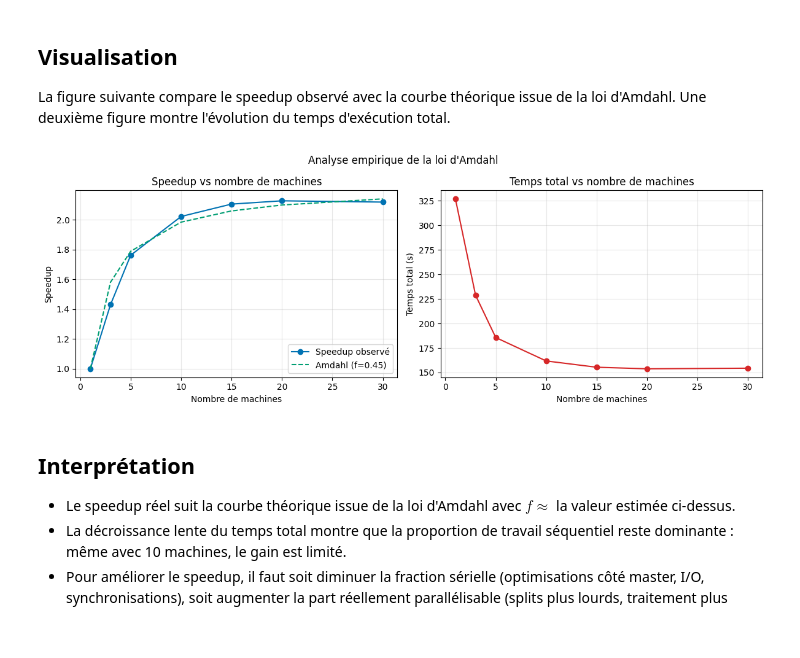
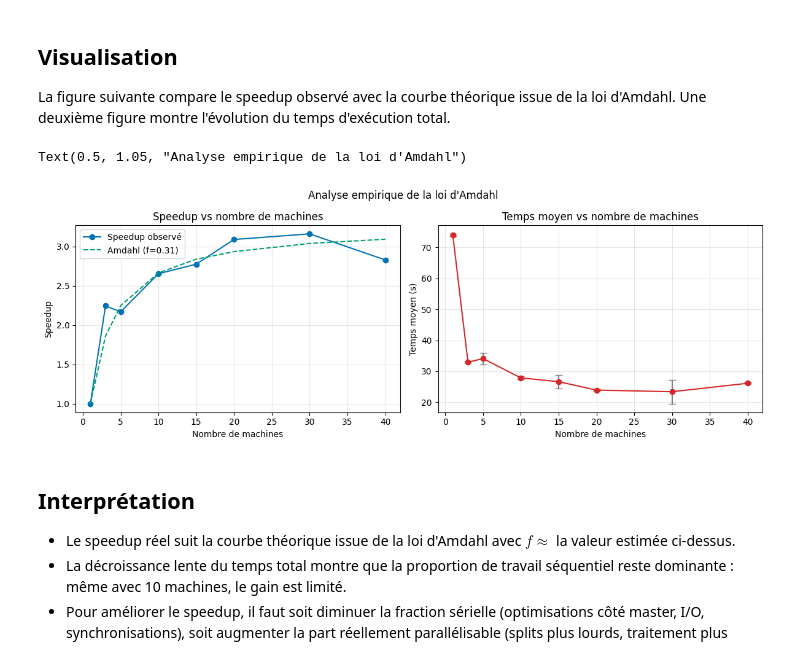
Before and after one commit to BNJ02/homemade_hadoop, a Jupyter notebook: amdahl_analysis.ipynb, the cells around one changed output. Cells and saved outputs as stored; diff of their text form; code cells hidden in the pictures.

```diff
--- a/amdahl_analysis.ipynb
+++ b/amdahl_analysis.ipynb
@@ -22,7 +22,7 @@ import matplotlib.pyplot as plt
 plt.style.use('seaborn-v0_8-colorblind')
 
 # --- Paramètres utilisateur -------------------------------------------------
-CSV_PATH = Path('warc_speedup_heavy_3.csv')  # modifier si besoin
+CSV_PATH = Path('warc_speedup_2025-10-20_23-20-29.csv')  # modifier si besoin
 # -----------------------------------------------------------------------------
 
 if not CSV_PATH.exists():
@@ -96,27 +119,36 @@ Fraction sérielle estimée (f) ≈ 0.449
 
 La figure suivante compare le speedup observé avec la courbe théorique issue de la loi d'Amdahl. Une deuxième figure montre l'évolution du temps d'exécution total.
 # %%
+
 fig, ax = plt.subplots(1, 2, figsize=(12, 4))
 
-ax[0].plot(df['machine_count'], df['speedup_observe'], 'o-', label='Speedup observé')
-ax[0].plot(df['machine_count'], df['speedup_pred_amdahl'], '--', label=f"Amdahl (f={f_serial:.2f})")
+ax[0].plot(summary['machine_count'], summary['speedup_observe'], 'o-', label='Speedup observé')
+ax[0].plot(summary['machine_count'], summary['speedup_pred_amdahl'], '--', label=f"Amdahl (f={f_serial:.2f})")
 ax[0].set_xlabel('Nombre de machines')
 ax[0].set_ylabel('Speedup')
 ax[0].set_title('Speedup vs nombre de machines')
 ax[0].legend()
 ax[0].grid(True, alpha=0.3)
 
-ax[1].plot(df['machine_count'], df['elapsed_seconds'], 'o-', color='tab:red')
+ax[1].errorbar(
+    summary['machine_count'],
+    summary['elapsed_seconds'],
+    yerr=summary['elapsed_std'],
+    fmt='o-',
+    color='tab:red',
+    ecolor='gray',
+    capsize=4,
+)
 ax[1].set_xlabel('Nombre de machines')
-ax[1].set_ylabel('Temps total (s)')
-ax[1].set_title('Temps total vs nombre de machines')
+ax[1].set_ylabel('Temps moyen (s)')
+ax[1].set_title('Temps moyen vs nombre de machines')
 ax[1].grid(True, alpha=0.3)
 
 fig.tight_layout()
 fig.suptitle("Analyse empirique de la loi d'Amdahl", y=1.05)
-fig.show()
 # %% [output]
+Text(0.5, 1.05, "Analyse empirique de la loi d'Amdahl")
-[figure, old version]
+[figure, new version]
 # %% [markdown]
 ## Interprétation
 
```
Also changed, not shown: parts of 3 cells of this notebook, 2 other files.
